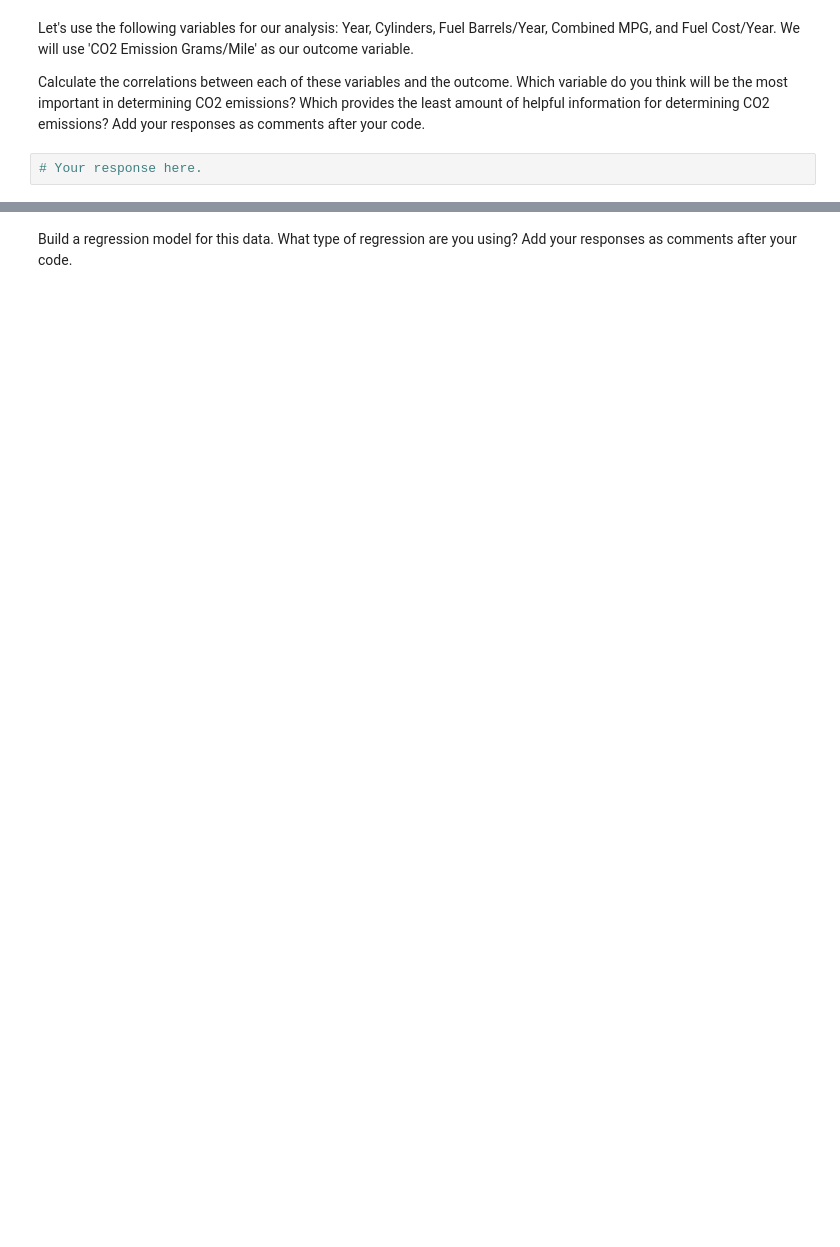
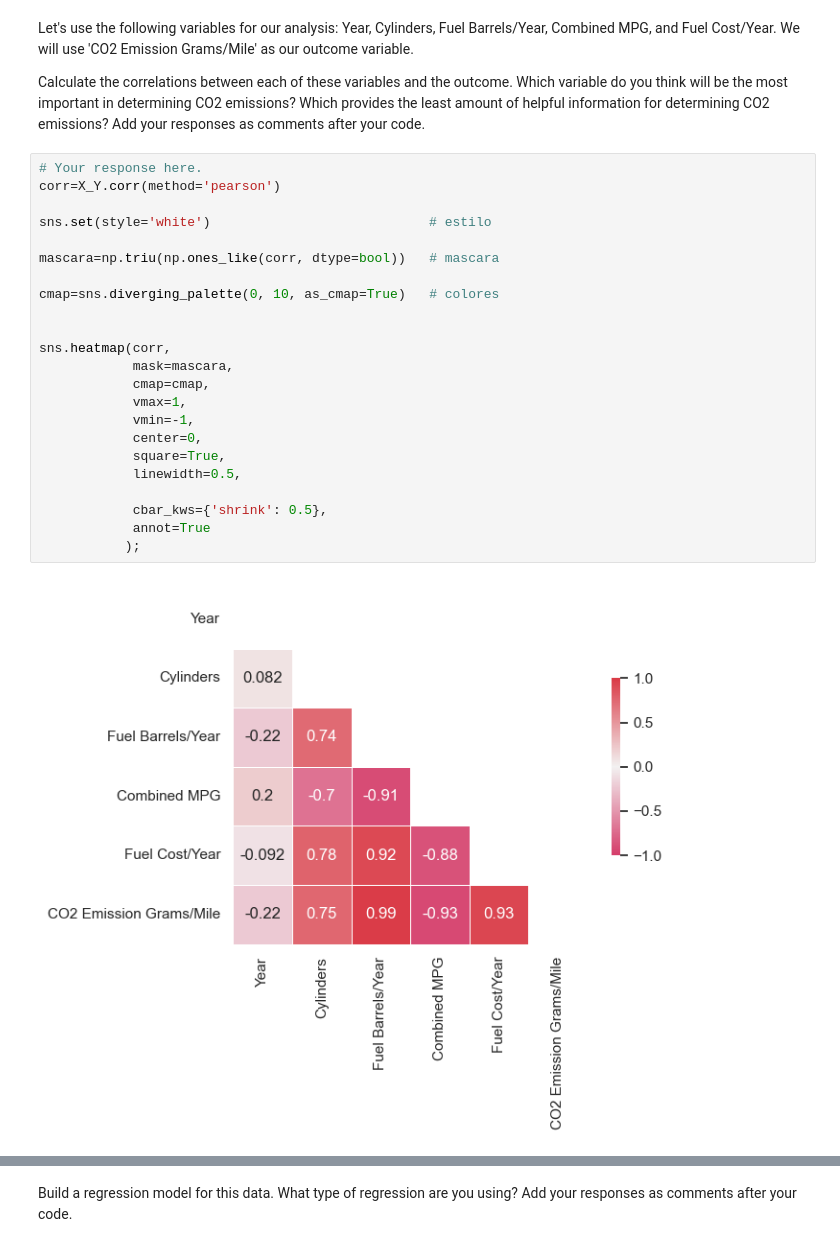
Before and after one commit to Ironhack-Data-Madrid-Abril-2023/7.3-lab_regression_analysis, a Jupyter notebook: your-code.ipynb, the cells around one changed output, grey strips where cells are left out. Saved outputs shown, nothing was run; the diff lists cells and outputs as text; blank space fills up the shorter version.

```diff
--- a/your-code.ipynb
+++ b/your-code.ipynb
@@ -67,5 +181,28 @@ For the second part of this lab, we will use the vehicles.csv data set. You can
 Let's use the following variables for our analysis: Year, Cylinders, Fuel Barrels/Year, Combined MPG, and Fuel Cost/Year. We will use 'CO2 Emission Grams/Mile' as our outcome variable.
 
 Calculate the correlations between each of these variables and the outcome. Which variable do you think will be the most important in determining CO2 emissions? Which provides the least amount of helpful information for determining CO2 emissions? Add your responses as comments after your code.
-# %%
-# Your response here.
+# %%
+# Your response here.
+corr=X_Y.corr(method='pearson')
+
+sns.set(style='white')                            # estilo
+
+mascara=np.triu(np.ones_like(corr, dtype=bool))   # mascara
+
+cmap=sns.diverging_palette(0, 10, as_cmap=True)   # colores
+
+
+sns.heatmap(corr,
+            mask=mascara,
+            cmap=cmap,
+            vmax=1,
+            vmin=-1,
+            center=0,
+            square=True,
+            linewidth=0.5,
+
+            cbar_kws={'shrink': 0.5},
+            annot=True
+           );
+# %% [output]
+[figure, added]
```
Also changed, not shown: parts of 41 cells of this notebook.
